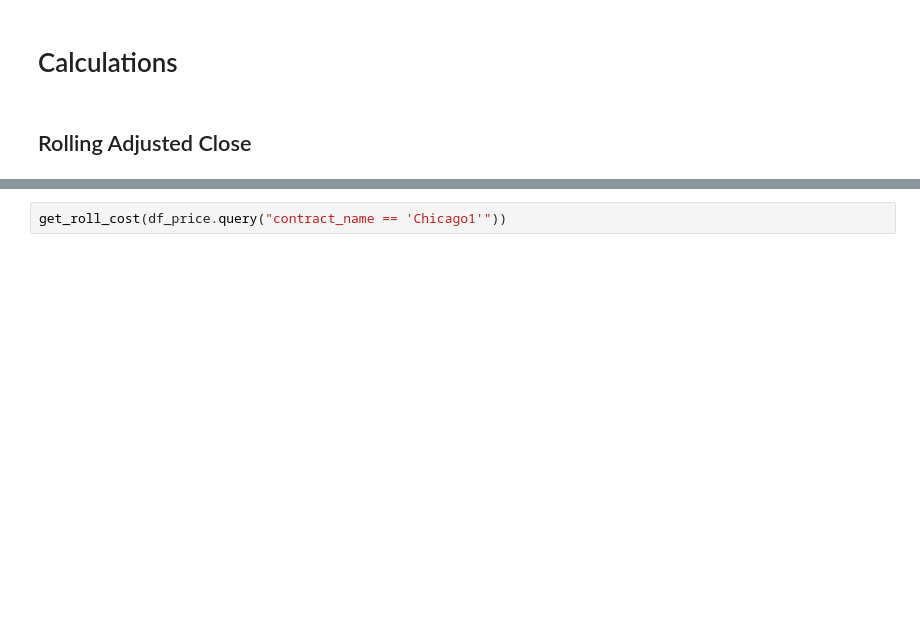
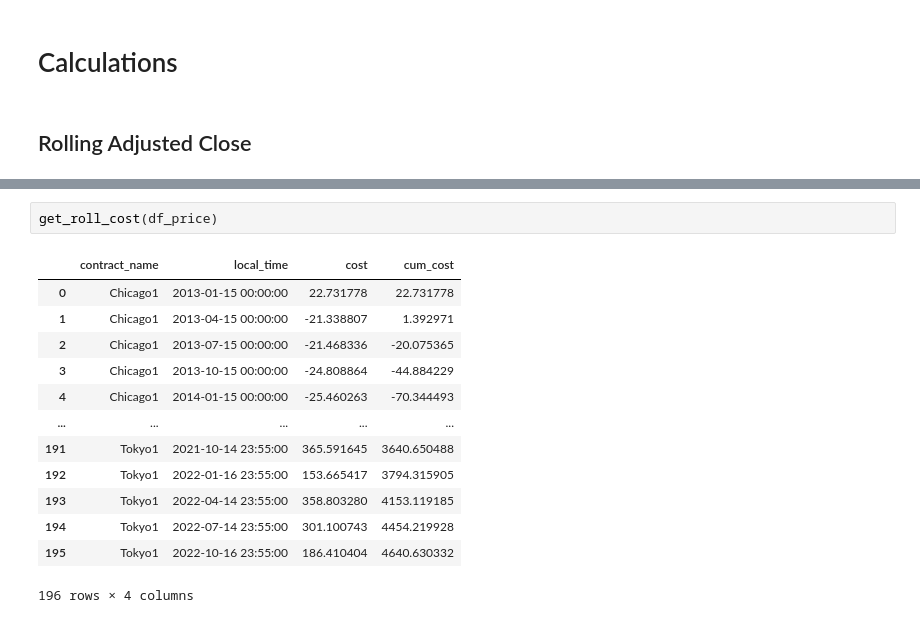
Before and after one commit to diegodalvarez/SyntheticFuturesAnalysis, a Jupyter notebook: notebook/Analysis.ipynb, the cells around one changed output, grey strips where cells are left out. Drawn from its saved outputs; the diff is of its cells as text; blank space fills up the shorter version.

```diff
--- a/notebook/Analysis.ipynb
+++ b/notebook/Analysis.ipynb
@@ -253,2 +294,16 @@ def get_roll_cost(df_price: pd.DataFrame) -> pd.DataFrame:
 # %%
-get_roll_cost(df_price.query("contract_name == 'Chicago1'"))
+get_roll_cost(df_price)
+# %% [output]
+|  | contract_name | local_time | cost | cum_cost |
+| 0 | Chicago1 | 2013-01-15 00:00:00 | 22.731778 | 22.731778 |
+| 1 | Chicago1 | 2013-04-15 00:00:00 | -21.338807 | 1.392971 |
+| 2 | Chicago1 | 2013-07-15 00:00:00 | -21.468336 | -20.075365 |
+| 3 | Chicago1 | 2013-10-15 00:00:00 | -24.808864 | -44.884229 |
+| 4 | Chicago1 | 2014-01-15 00:00:00 | -25.460263 | -70.344493 |
+| ... | ... | ... | ... | ... |
+| 191 | Tokyo1 | 2021-10-14 23:55:00 | 365.591645 | 3640.650488 |
+| 192 | Tokyo1 | 2022-01-16 23:55:00 | 153.665417 | 3794.315905 |
+| 193 | Tokyo1 | 2022-04-14 23:55:00 | 358.803280 | 4153.119185 |
+| 194 | Tokyo1 | 2022-07-14 23:55:00 | 301.100743 | 4454.219928 |
+| 195 | Tokyo1 | 2022-10-16 23:55:00 | 186.410404 | 4640.630332 |
+196 rows × 4 columns
```
Also changed, not shown: parts of 10 cells of this notebook, 1 other file.
